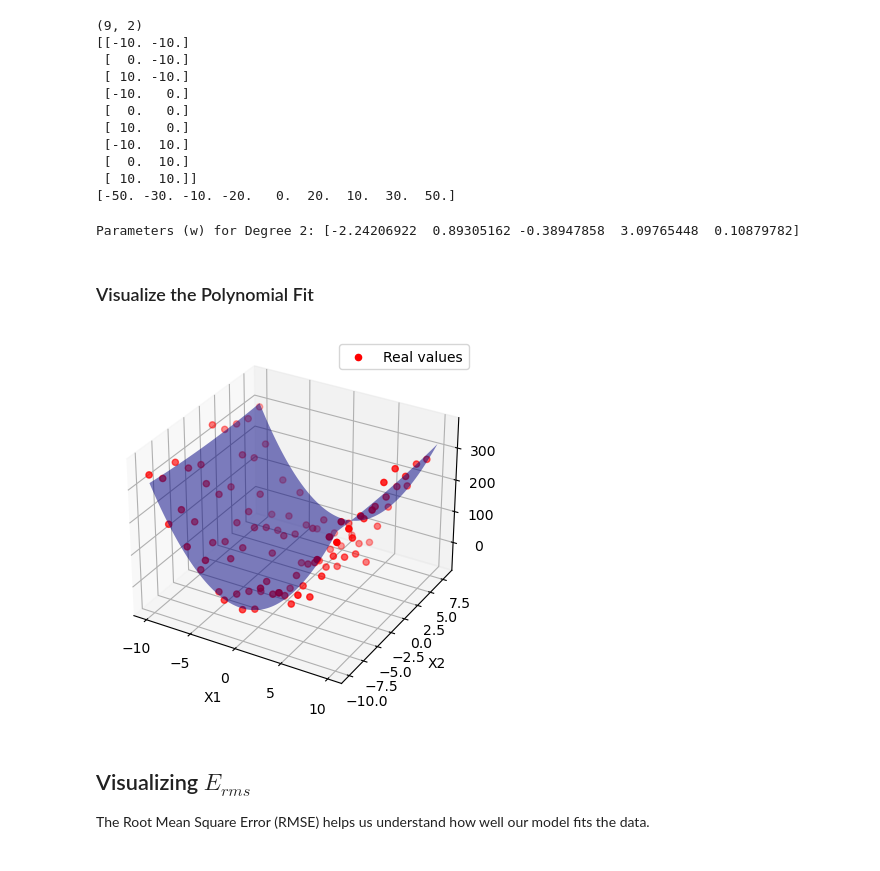
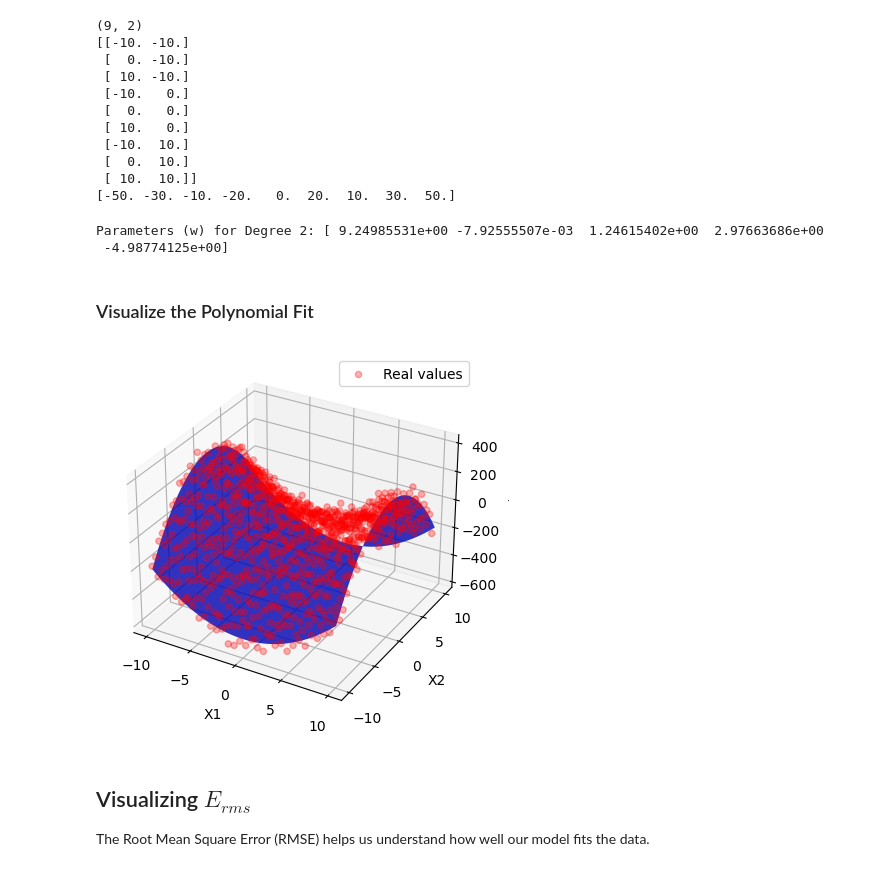
Before and after one commit to abolfazldelavar/ML_notebook, a Jupyter notebook: Regression/01-Linear_Regression.ipynb, the cells around one changed output. Cells and saved outputs as stored; diff of their text form; code cells hidden in the pictures.

```diff
--- a/Regression/01-Linear_Regression.ipynb
+++ b/Regression/01-Linear_Regression.ipynb
@@ -172,9 +172,9 @@ print(function_values)
 # %%
 def real_function(X):
     x1, x2 = X
-    # True wights for m = 2: [8, 0, -1, 3, 0]
+    # True wights for m = 2: [8, 0, 1, 3, -5]
     # Ground truth plane: y = 3x1^2 - x2 + 8
-    return 3*x1**2 - x2 + 8
+    return 3*x1**2 - 5*x2**2 + x2 + 8
 
 def generate_data_3d(n=100, noise=5.0):
     np.random.seed(42)
@@ -191,43 +191,44 @@ def generate_data_3d(n=100, noise=5.0):
     y = y + noise
     return X, y
 
-X_3d, y_3d = generate_data_3d(n=100, noise=40)
+X_3d, y_3d = generate_data_3d(n=1000, noise=40)
 
 m_3d = 2  # Degree of the polynomial regression
 w_poly_3d = polynomial_regression(X_3d, y_3d, m_3d)  # Parameter vector w
 
 print(f"Parameters (w) for Degree {m_3d}: {w_poly_3d}")
 # %% [output]
-Parameters (w) for Degree 2: [-2.24206922  0.89305162 -0.38947858  3.09765448  0.10879782]
+Parameters (w) for Degree 2: [ 9.24985531e+00 -7.92555507e-03  1.24615402e+00  2.97663686e+00
+ -4.98774125e+00]
 # %% [markdown]
 ### Visualize the Polynomial Fit
 # %%
 # Create meshgrid for plotting the estimated plane
 x_surf, y_surf = np.meshgrid(np.linspace(X_3d[:,0].min(), X_3d[:,0].max(), 100),
                              np.linspace(X_3d[:,1].min(), X_3d[:,1].max(), 100))
 X_surf = np.column_stack([x_surf.ravel(), y_surf.ravel()])
 
 X_fit_poly_3d = polynomial_features(X_surf, m_3d)
 y_poly_pred_3d = X_fit_poly_3d.dot(w_poly_3d)  # h_w(x) = X' * w
 y_poly_pred_3d = y_poly_pred_3d.reshape(x_surf.shape)
 
 # X_surf_poly = poly.transform(X_surf)
 # z_surf = model.predict(X_surf_poly).reshape(x_surf.shape)
 
 # Plotting
 fig = plt.figure()
 ax = fig.add_subplot(111, projection='3d')
 # Real data points
-ax.scatter(X_3d[:, 0], X_3d[:, 1], y_3d, c='r', marker='o', label='Real values')
+ax.scatter(X_3d[:, 0], X_3d[:, 1], y_3d, c='r', marker='o', alpha=0.3, label='Real values')
 # Estimated plane
-ax.plot_surface(x_surf, y_surf, y_poly_pred_3d, color='b', alpha=0.5, rstride=100, cstride=100)
+ax.plot_surface(x_surf, y_surf, y_poly_pred_3d, color='b', alpha=0.8, rstride=100, cstride=100)
 ax.set_xlabel('X1')
 ax.set_ylabel('X2')
 ax.set_zlabel('Y')
 ax.legend()
 plt.show()
 # %% [output]
-[figure, old version]
+[figure, new version]
 # %% [markdown]
 ## Visualizing $E_{rms}$
 The Root Mean Square Error (RMSE) helps us understand how well our model fits the data.
```
